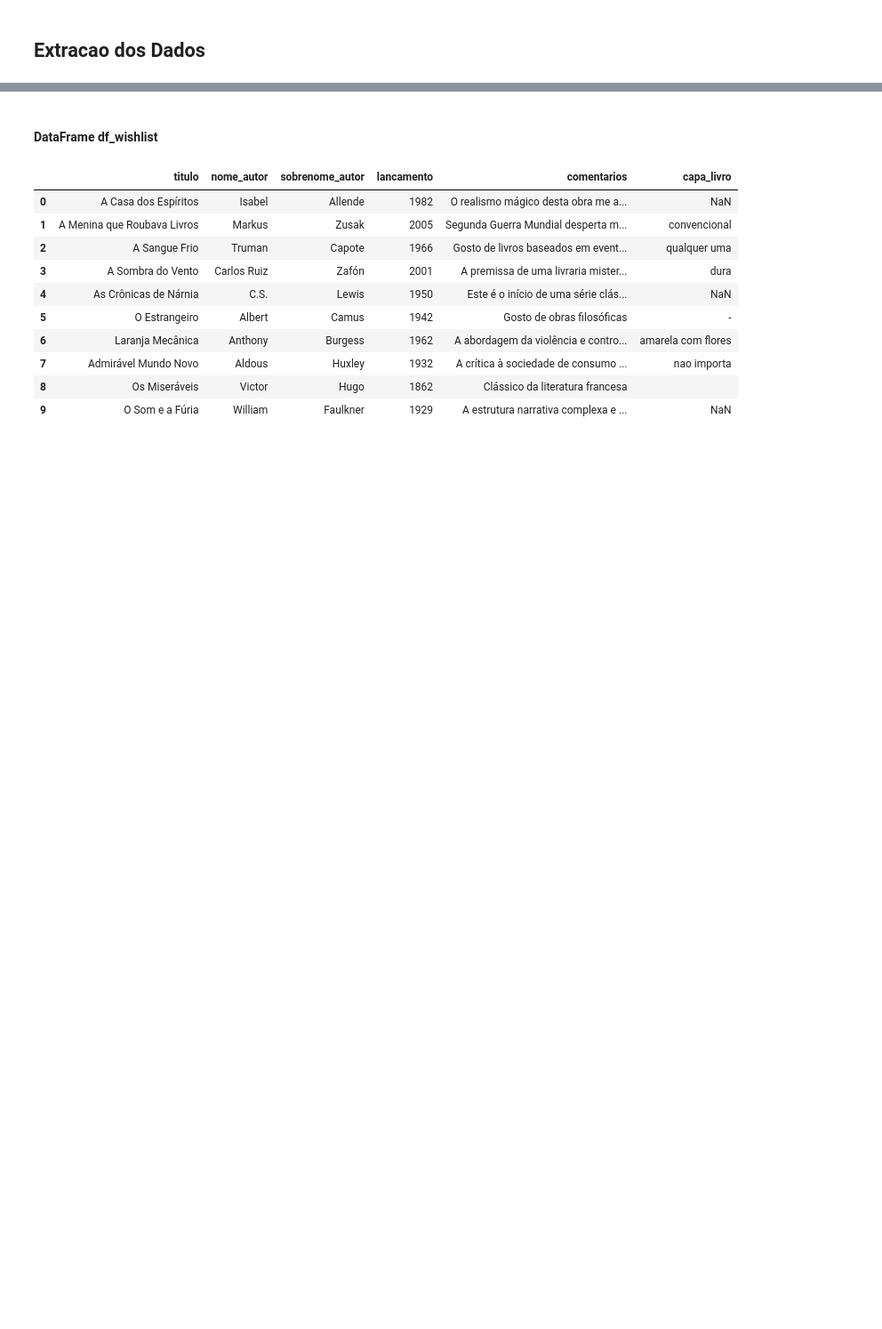
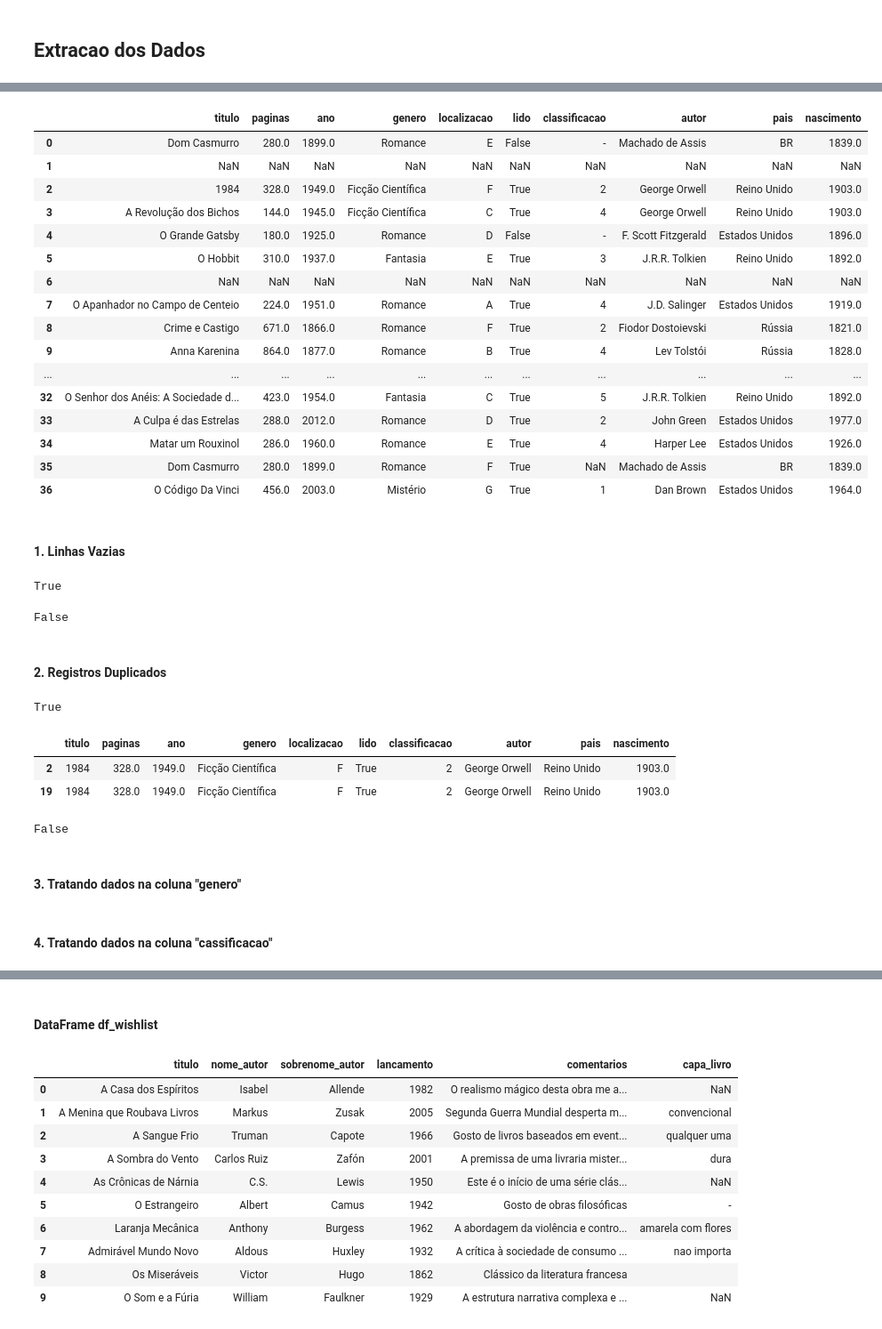
Before and after one commit to rafaelciriello/personal_library_data_project, a Jupyter notebook: Extração e Transformação dos Dados.ipynb, the cells around one changed output, grey strips where cells are left out. Shown at 89% size. Drawn from its saved outputs; the diff is of its cells as text; code cells hidden in the pictures; blank space fills up the shorter version.

```diff
--- a/Extração e Transformação dos Dados.ipynb
+++ b/Extração e Transformação dos Dados.ipynb
@@ -51,0 +45,28 @@ df_books.head(n = 3)
+# %%
+books
+# %% [output]
+|  | titulo | paginas | ano | genero | localizacao | lido | classificacao | autor | pais | nascimento |
+| 0 | Dom Casmurro | 280.0 | 1899.0 | Romance | E | False | - | Machado de Assis | BR | 1839.0 |
+| 1 | NaN | NaN | NaN | NaN | NaN | NaN | NaN | NaN | NaN | NaN |
+| 2 | 1984 | 328.0 | 1949.0 | Ficção Científica | F | True | 2 | George Orwell | Reino Unido | 1903.0 |
+| 3 | A Revolução dos Bichos | 144.0 | 1945.0 | Ficção Científica | C | True | 4 | George Orwell | Reino Unido | 1903.0 |
+| 4 | O Grande Gatsby | 180.0 | 1925.0 | Romance | D | False | - | F. Scott Fitzgerald | Estados Unidos | 1896.0 |
+| 5 | O Hobbit | 310.0 | 1937.0 | Fantasia | E | True | 3 | J.R.R. Tolkien | Reino Unido | 1892.0 |
+| 6 | NaN | NaN | NaN | NaN | NaN | NaN | NaN | NaN | NaN | NaN |
+| 7 | O Apanhador no Campo de Centeio | 224.0 | 1951.0 | Romance | A | True | 4 | J.D. Salinger | Estados Unidos | 1919.0 |
+| 8 | Crime e Castigo | 671.0 | 1866.0 | Romance | F | True | 2 | Fiodor Dostoievski | Rússia | 1821.0 |
+| 9 | Anna Karenina | 864.0 | 1877.0 | Romance | B | True | 4 | Lev Tolstói | Rússia | 1828.0 |
+| ... | ... | ... | ... | ... | ... | ... | ... | ... | ... | ... |
+| 32 | O Senhor dos Anéis: A Sociedade d... | 423.0 | 1954.0 | Fantasia | C | True | 5 | J.R.R. Tolkien | Reino Unido | 1892.0 |
+| 33 | A Culpa é das Estrelas | 288.0 | 2012.0 | Romance | D | True | 2 | John Green | Estados Unidos | 1977.0 |
+| 34 | Matar um Rouxinol | 286.0 | 1960.0 | Romance | E | True | 4 | Harper Lee | Estados Unidos | 1926.0 |
+| 35 | Dom Casmurro | 280.0 | 1899.0 | Romance | F | True | NaN | Machado de Assis | BR | 1839.0 |
+| 36 | O Código Da Vinci | 456.0 | 2003.0 | Mistério | G | True | 1 | Dan Brown | Estados Unidos | 1964.0 |
+# %% [markdown]
+#### 1. Linhas Vazias
+# %%
+# verificando se existem linhas completamente vazias nos dados
+# True indica a existencia de linhas(axis=1) vazias no DF
+books.isnull().all(axis=1).any()
+# %% [output]
+True
@@ -51,0 +76,21 @@ df_books.head(n = 3)
+# %%
+# Verificando se a exclusao foi realizada
+# False indica que nao ha presenca de linhas vazias no DF
+books.isnull().all(axis=1).any()
+# %% [output]
+False
+# %% [markdown]
+#### 2. Registros Duplicados
+# %%
+# O comando abaixo retorna True caso haja regsistros duplicados e False em caso negativo
+books.duplicated().any()
+# %% [output]
+True
+# %%
+# Por se tratar de um conjunto de dados relativamente pequeno
+# Podemos verificar a ocorrencia de duplicatas de forma visual, ordenando os livros por titulo por exemplo
+books.sort_values(by='titulo').head(n = 2)
+# %% [output]
+|  | titulo | paginas | ano | genero | localizacao | lido | classificacao | autor | pais | nascimento |
+| 2 | 1984 | 328.0 | 1949.0 | Ficção Científica | F | True | 2 | George Orwell | Reino Unido | 1903.0 |
+| 19 | 1984 | 328.0 | 1949.0 | Ficção Científica | F | True | 2 | George Orwell | Reino Unido | 1903.0 |
@@ -51,0 +101,8 @@ df_books.head(n = 3)
+# %%
+# Verificando se a exclusao foi realizada com sucesso
+# False indica que nao existem registros duplicados
+books.duplicated().any()
+# %% [output]
+False
+# %% [markdown]
+#### 3. Tratando dados na coluna "genero"
@@ -51,0 +113,2 @@ df_books.head(n = 3)
+# %% [markdown]
+#### 4. Tratando dados na coluna "cassificacao"
```
Also changed, not shown: parts of 28 cells of this notebook, 3 other files.
